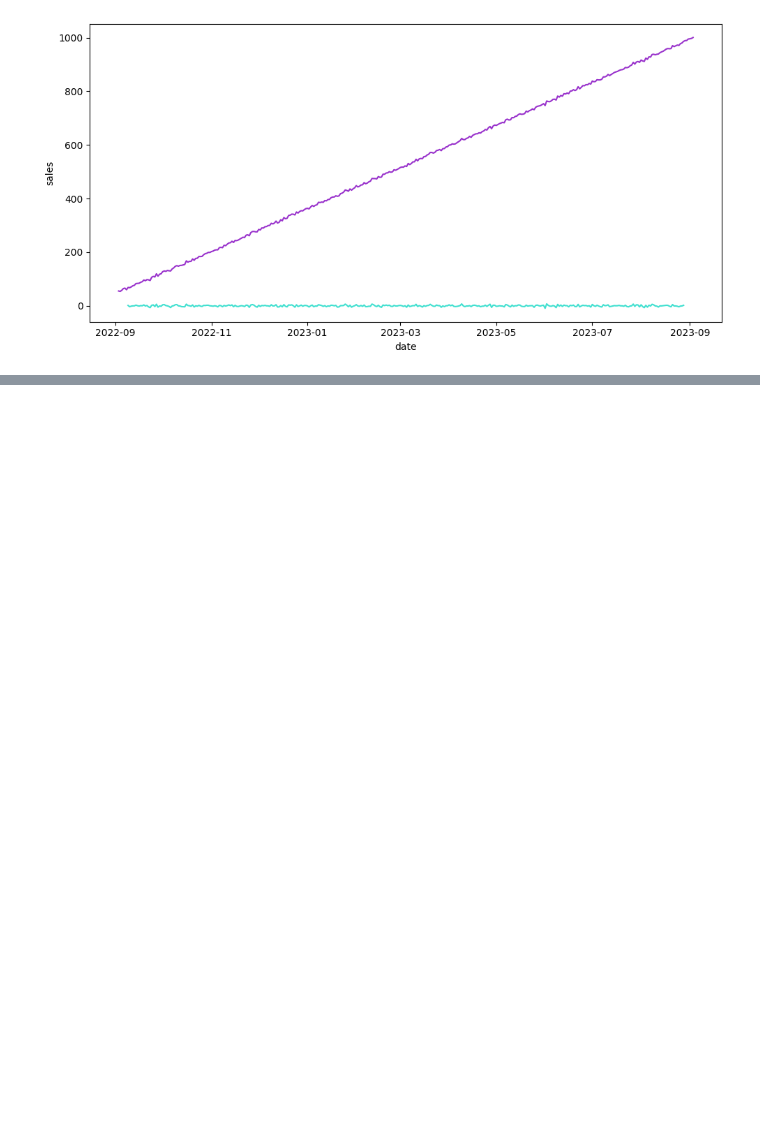
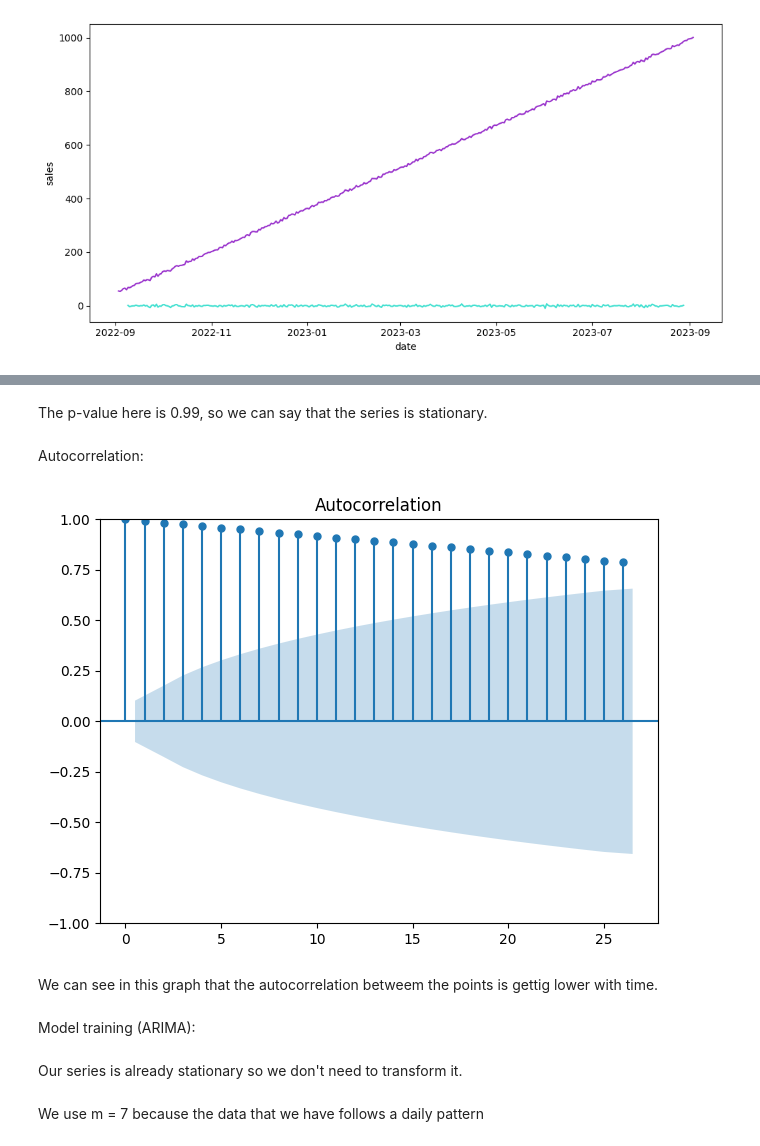
Before and after one commit to 4GeeksAcademy/TimeSeries, a Jupyter notebook: src/explore.ipynb, the cells around one changed output, grey strips where cells are left out. Drawn from its saved outputs; the diff is of its cells as text; code cells hidden in the pictures; blank space fills up the shorter version.

```diff
--- a/src/explore.ipynb
+++ b/src/explore.ipynb
@@ -145,0 +172,22 @@ plt.show()
+# %% [markdown]
+The p-value here is 0.99, so we can say that the series is stationary.
+# %% [markdown]
+Autocorrelation:
+# %%
+from statsmodels.graphics.tsaplots import plot_acf
+
+plot_acf(series)
+
+plt.tight_layout()
+
+plt.show()
+# %% [output]
+[figure, added]
+# %% [markdown]
+We can see in this graph that the autocorrelation betweem the points is gettig lower with time.
+# %% [markdown]
+Model training (ARIMA):
+# %% [markdown]
+Our series is already stationary so we don't need to transform it.
+# %% [markdown]
+We use m = 7 because the data that we have follows a daily pattern
```
Also changed, not shown: parts of 14 cells of this notebook, 1 other file.
